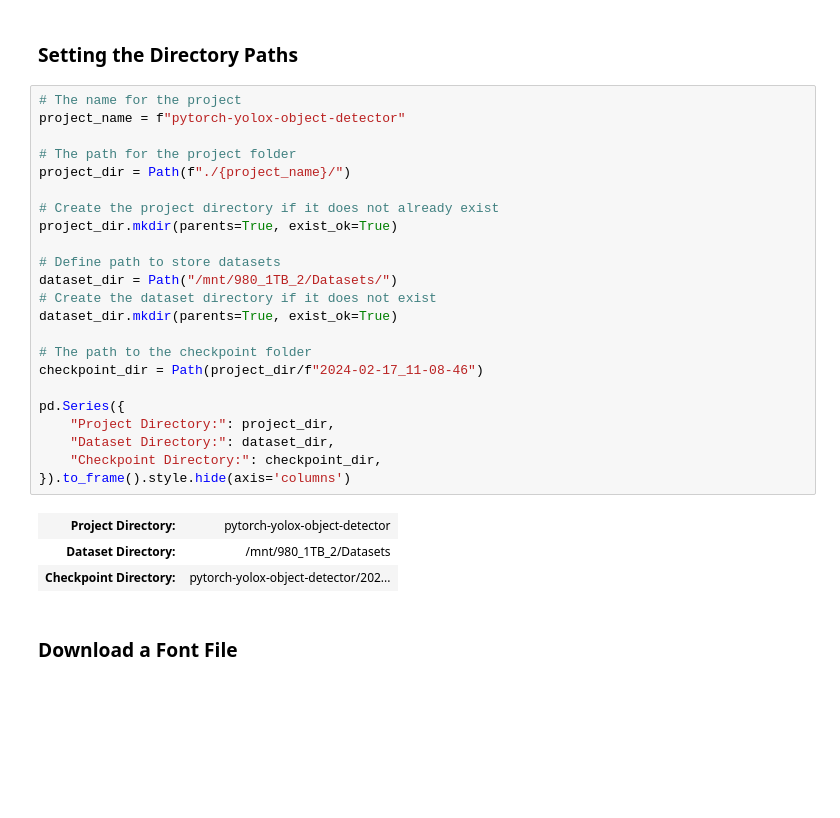
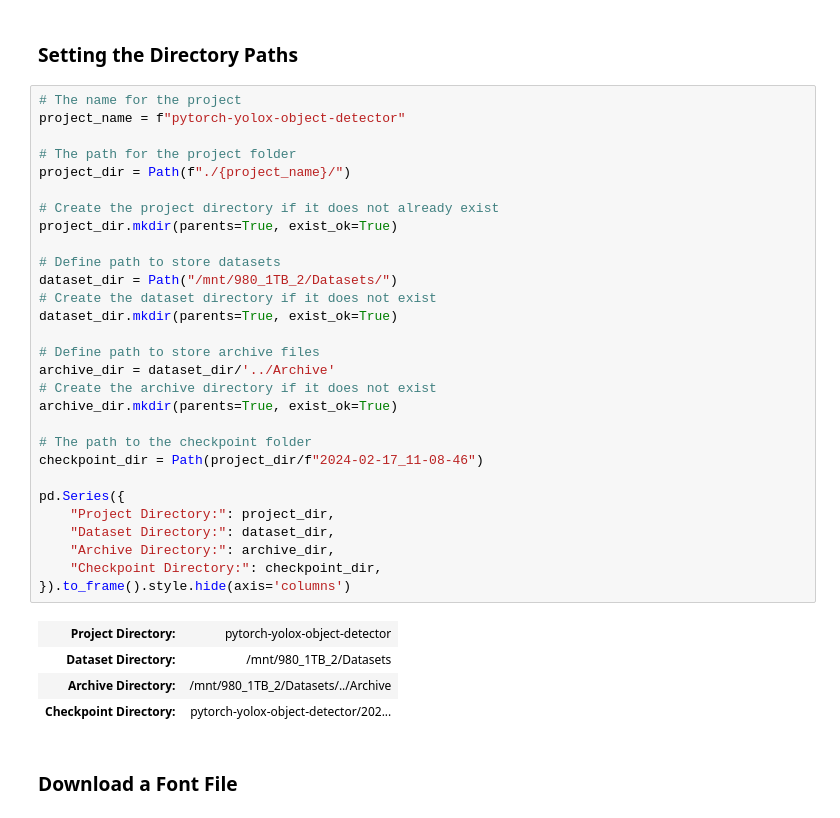
Before and after one commit to cj-mills/pytorch-yolox-object-detection-tutorial-code, a Jupyter notebook: notebooks/yolox-object-detector-ort-tensorrt-int8-calibration-inference.ipynb, the cells around one changed output. Drawn from its saved outputs; the diff is of its cells as text; blank space fills up the shorter version.

```diff
--- a/notebooks/yolox-object-detector-ort-tensorrt-int8-calibration-inference.ipynb
+++ b/notebooks/yolox-object-detector-ort-tensorrt-int8-calibration-inference.ipynb
@@ -56,29 +56,36 @@ from tqdm.auto import tqdm
 # %%
 # The name for the project
 project_name = f"pytorch-yolox-object-detector"
 
 # The path for the project folder
 project_dir = Path(f"./{project_name}/")
 
 # Create the project directory if it does not already exist
 project_dir.mkdir(parents=True, exist_ok=True)
 
 # Define path to store datasets
 dataset_dir = Path("/mnt/980_1TB_2/Datasets/")
 # Create the dataset directory if it does not exist
 dataset_dir.mkdir(parents=True, exist_ok=True)
 
+# Define path to store archive files
+archive_dir = dataset_dir/'../Archive'
+# Create the archive directory if it does not exist
+archive_dir.mkdir(parents=True, exist_ok=True)
+
 # The path to the checkpoint folder
 checkpoint_dir = Path(project_dir/f"2024-02-17_11-08-46")
 
 pd.Series({
     "Project Directory:": project_dir,
     "Dataset Directory:": dataset_dir,
+    "Archive Directory:": archive_dir,
     "Checkpoint Directory:": checkpoint_dir,
 }).to_frame().style.hide(axis='columns')
 # %% [output]
 | Project Directory: | pytorch-yolox-object-detector |
 | Dataset Directory: | /mnt/980_1TB_2/Datasets |
+| Archive Directory: | /mnt/980_1TB_2/Datasets/../Archive |
 | Checkpoint Directory: | pytorch-yolox-object-detector/202... |
 # %% [markdown]
 ### Download a Font File
```
Also changed, not shown: parts of 15 cells of this notebook.
